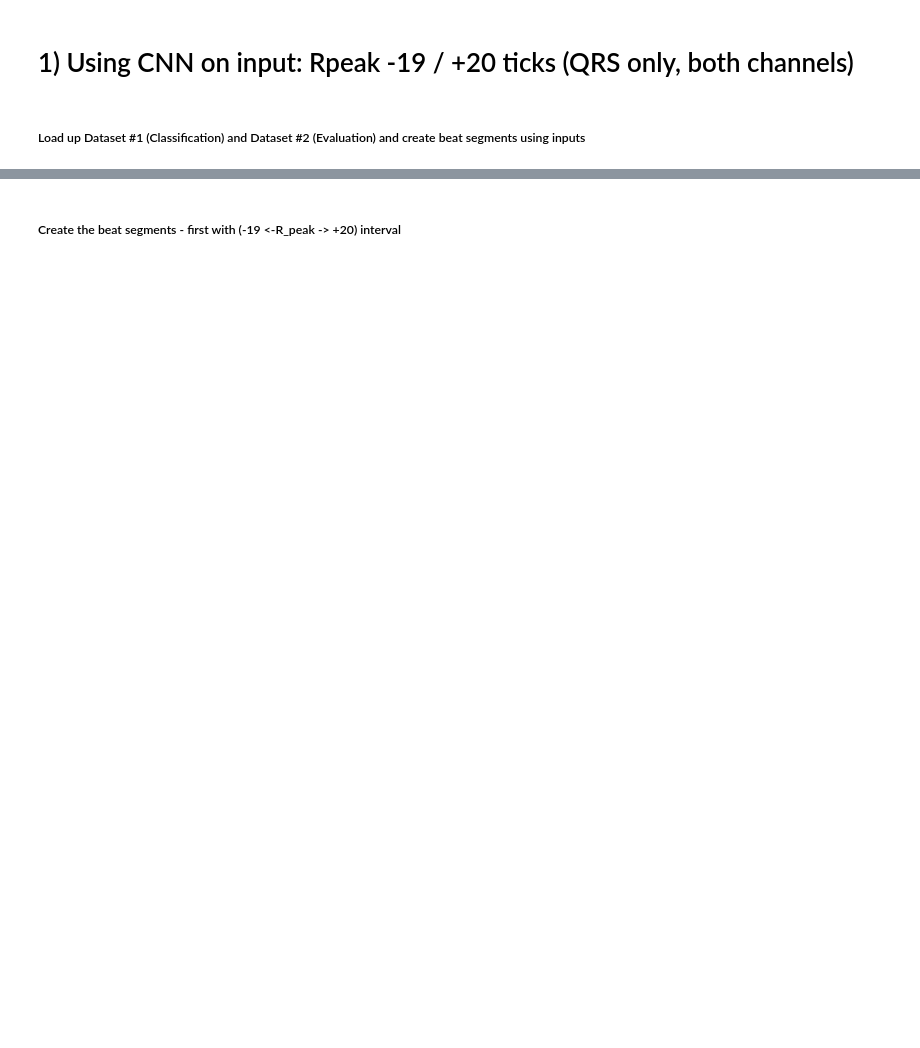
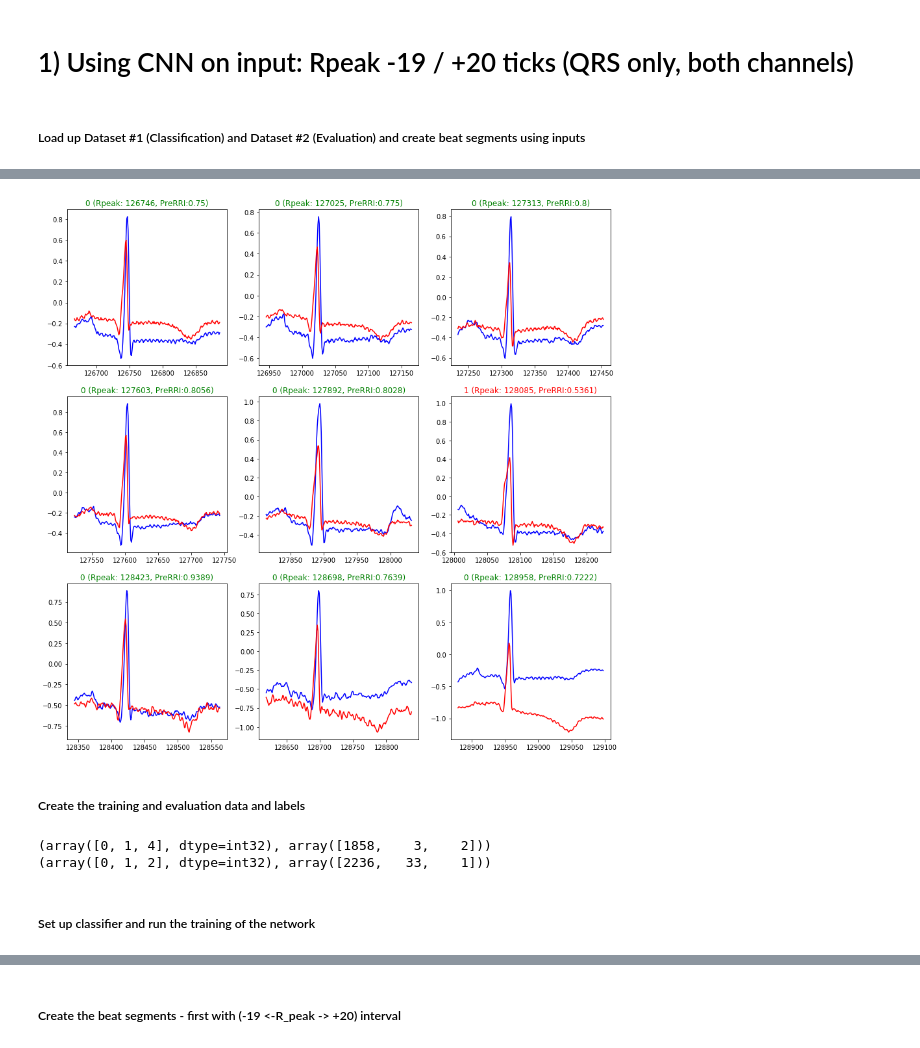
Before and after one commit to lhadhazy/neural_ffn_ecg_tensorflow, a Jupyter notebook: cnn.ipynb, the cells around one changed output, grey strips where cells are left out. Cells and saved outputs as stored; diff of their text form; code cells hidden in the pictures; blank space fills up the shorter version.

```diff
--- a/cnn.ipynb
+++ b/cnn.ipynb
@@ -26,0 +47,48 @@ ds2_all["111"].head()
+# %%
+import matplotlib.pyplot as plt
+%matplotlib inline
+
+fig, axes = plt.subplots(nrows=3, ncols=3, figsize = (15,15))
+
+i = 434 # 20 115
+y = -1
+for x in range(0,9):
+    if x % 3 == 0:
+        y=y+1
+    dfseg1 = ds2_all["100"][(ds2_all["100"]['sample'] >= mixNList[x+i][0]) & (ds2_all["100"]['sample'] <= mixNList[x+i][1])]
+
+    if str(ds2_ann["100"]['Type'][x+i+1]) != '0':
+        axes[y, x % 3].set_title('my title', color="red")
+    else:
+        axes[y, x % 3].set_title('my title', color="green")
+
+    axes[y, x % 3].plot(dfseg1['MLII'], color="blue")
+    axes[y, x % 3].plot(dfseg1['V5'], color="red")
+    axes[y, x % 3].set_title(str(ds2_ann["100"]['Type'][x+i+1]) + ' (Rpeak: ' + str(ds2_ann["100"]['sample'][x+i+1])  + ', PreRRI:' + str(float("{0:.4f}".format(ds2_ann["100"]['RRI'][x+i+1]))) +  ')' )
+# %% [output]
+[figure, added]
+# %% [markdown]
+##### Create the training and evaluation data and labels
+# %%
+import numpy as np
+
+# Prepare the input vectors as numpy arrays
+train_data = ds1_seg
+train_labels = np.asarray(ds1_lab, dtype=np.int32)
+eval_data = ds2_seg
+eval_labels = np.array(ds2_lab, dtype=np.int32)
+
+# The total counts for all classes:
+# Beat types:
+# 0 - Normal beat  (N)
+# 1 - Premature ventricular contraction (V)
+# 2 - Atrial premature beat (SVEB)
+# 3 - Fusion of ventricular and normal beat (F)
+# 4 - Unclassifiable beat (Q)
+print(np.unique(train_labels, return_counts=True))
+print(np.unique(eval_labels, return_counts=True))
+# %% [output]
+(array([0, 1, 4], dtype=int32), array([1858,    3,    2]))
+(array([0, 1, 2], dtype=int32), array([2236,   33,    1]))
+# %% [markdown]
+##### Set up classifier and run the training of the network
```
Also changed, not shown: parts of 11 cells of this notebook, 1 other file.
